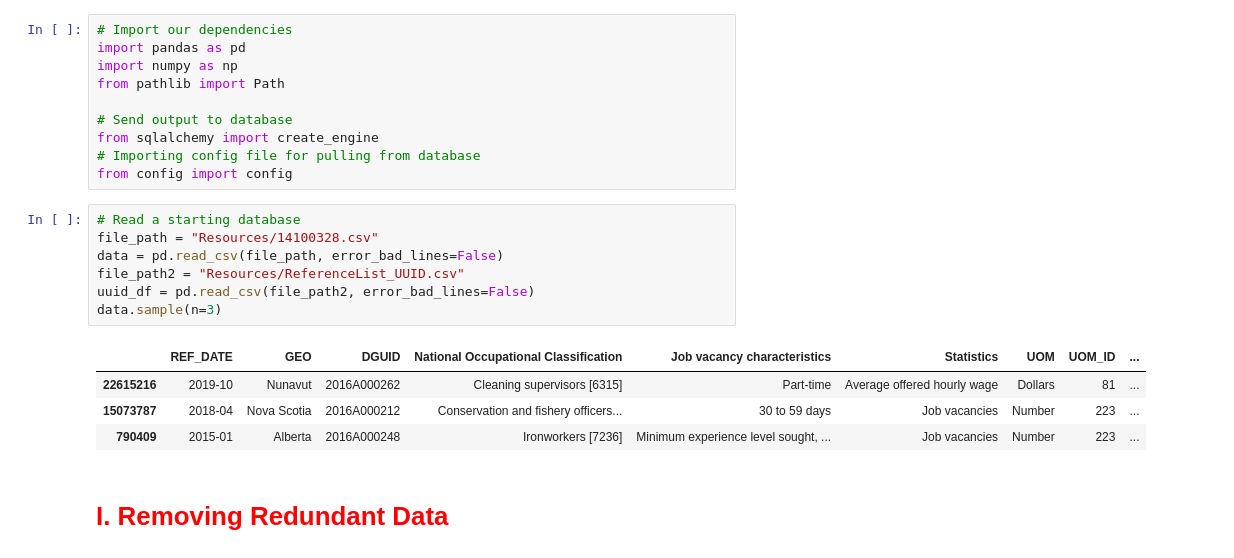
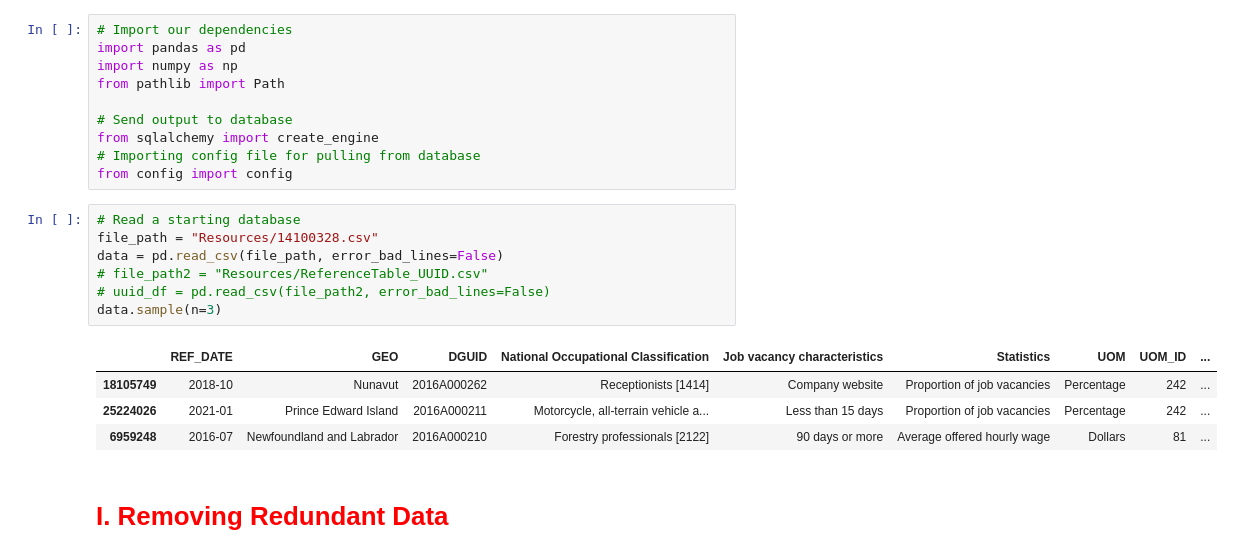
Before and after one commit to alecngai/Predicting_Canadian_Job_Vacancies, a Jupyter notebook: Database/Data_Cleanse_forDBLoad_toSQL.ipynb, the cells around one changed output. Drawn from its saved outputs; the diff is of its cells as text.

Commit message:
last update Clean_toSql

```diff
--- a/Database/Data_Cleanse_forDBLoad_UUID_toSQL_2.ipynb
+++ b/Database/Data_Cleanse_forDBLoad_toSQL.ipynb
@@ -11,15 +11,15 @@ from config import config
 # %%
 # Read a starting database
 file_path = "Resources/14100328.csv"
 data = pd.read_csv(file_path, error_bad_lines=False)
-file_path2 = "Resources/ReferenceList_UUID.csv"
-uuid_df = pd.read_csv(file_path2, error_bad_lines=False)
+# file_path2 = "Resources/ReferenceTable_UUID.csv"
+# uuid_df = pd.read_csv(file_path2, error_bad_lines=False)
 data.sample(n=3)
 # %% [output]
 |  | REF_DATE | GEO | DGUID | National Occupational Classification | Job vacancy characteristics | Statistics | UOM | UOM_ID | ... |
-| 22615216 | 2019-10 | Nunavut | 2016A000262 | Cleaning supervisors [6315] | Part-time | Average offered hourly wage | Dollars | 81 | ... |
-| 15073787 | 2018-04 | Nova Scotia | 2016A000212 | Conservation and fishery officers... | 30 to 59 days | Job vacancies | Number | 223 | ... |
-| 790409 | 2015-01 | Alberta | 2016A000248 | Ironworkers [7236] | Minimum experience level sought, ... | Job vacancies | Number | 223 | ... |
+| 18105749 | 2018-10 | Nunavut | 2016A000262 | Receptionists [1414] | Company website | Proportion of job vacancies | Percentage | 242 | ... |
+| 25224026 | 2021-01 | Prince Edward Island | 2016A000211 | Motorcycle, all-terrain vehicle a... | Less than 15 days | Proportion of job vacancies | Percentage | 242 | ... |
+| 6959248 | 2016-07 | Newfoundland and Labrador | 2016A000210 | Forestry professionals [2122] | 90 days or more | Average offered hourly wage | Dollars | 81 | ... |
 # %% [markdown]
 <h1><span style="color:red"> I. Removing Redundant Data</span></h1>
 # %% [markdown]
```
Also changed, not shown: parts of 17 cells of this notebook, 1 other file.
